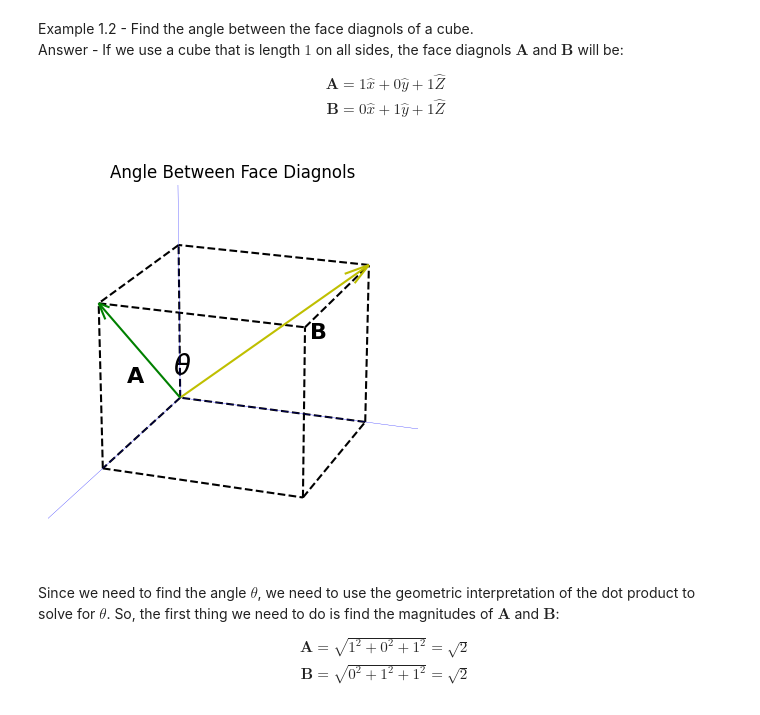
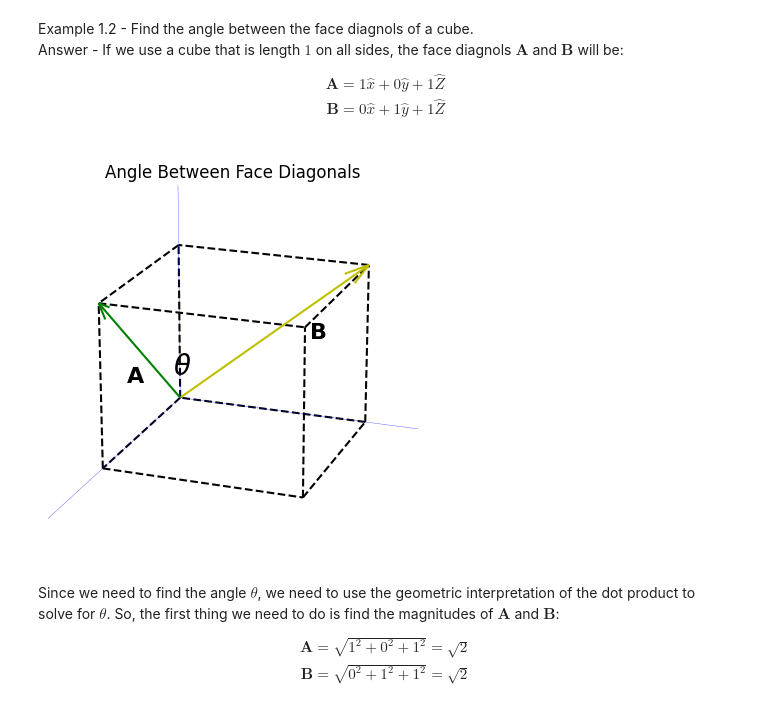
Before and after one commit to Artuk009/Electrodynamics, a Jupyter notebook: Chapter_01.ipynb, the cells around one changed output. Drawn from its saved outputs; the diff is of its cells as text; code cells hidden in the pictures.

```diff
--- a/Chapter_01.ipynb
+++ b/Chapter_01.ipynb
@@ -310,35 +310,35 @@ vertices = np.array([
 # Define the edges of the cube.
 edges = [
     [0, 1], [1, 2], [2, 3], [3, 0],
     [4, 5], [5, 6], [6, 7], [7, 4],
     [0, 4], [1, 5], [2, 6], [3, 7],
 ]
 
 # Plot the edges of the cube.
 for edge in edges:
     ax.plot(vertices[edge, 0], vertices[edge, 1], vertices[edge, 2], '--', color='black')
 
 ax.quiver(0,0,0, x[0], x[1], x[2], arrow_length_ratio=0.1, color='b', linewidths=0.2)
 ax.quiver(0,0,0, y[0], y[1], y[2], arrow_length_ratio=0.1, color='b', linewidths=0.2)
 ax.quiver(0,0,0, z[0], z[1], z[2], arrow_length_ratio=0.1, color='b', linewidths=0.2)
 
 ax.quiver(0,0,0, A[0], A[1], A[2], arrow_length_ratio=0.1, color='g')
 ax.quiver(0,0,0, B[0], B[1], B[2], arrow_length_ratio=0.1, color='y')
 
 ax.text(0.1, 0, 0.2, r"$\theta$", fontsize=20)
 ax.text(0.7, 0, 0.4, r"$\mathbf{A}$", fontsize=16)
 ax.text(0, 0.7, 0.5, r"$\mathbf{B}$", fontsize=16)
 
 # Rotate view
 ax.view_init(20,20)
 ax.set_axis_off()
-ax.set_title("Angle Between Face Diagnols")
+ax.set_title("Angle Between Face Diagonals")
 
 
 # Show the plot.
 plt.show()
 # %% [output]
-[figure, old version]
+[figure, new version]
 # %% [markdown]
 Since we need to find the angle $\theta$, we need to use the geometric interpretation of the dot product to solve for $\theta$. So, the first thing we need to do is find the magnitudes of $\mathbf{A}$ and $\mathbf{B}$:
 \begin{align*}
```
